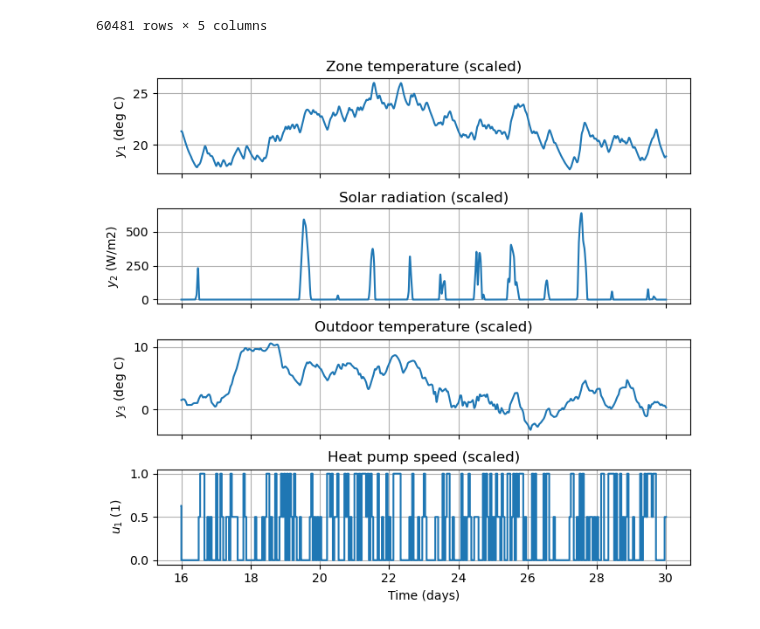
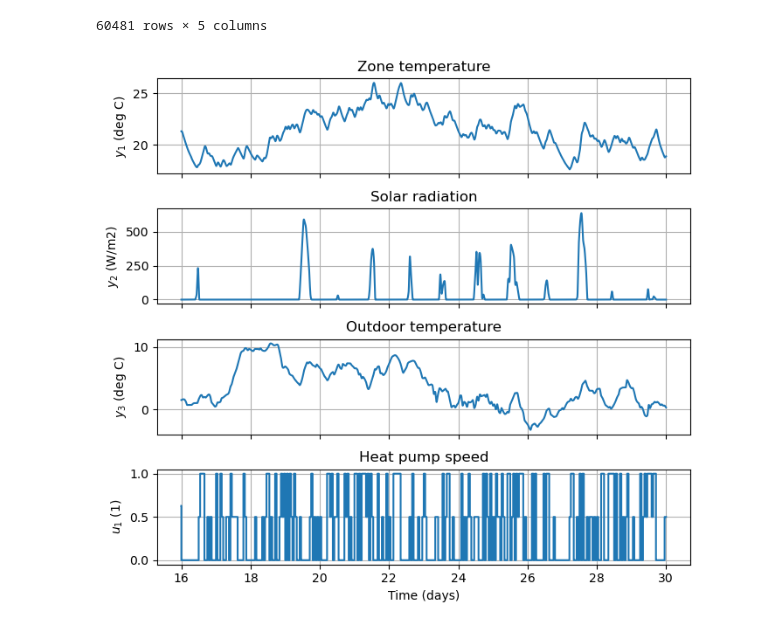
Before and after one commit to billtubbs/boptest-identify, a Jupyter notebook: sys-id-1-zone.ipynb, the cells around one changed output. Cells and saved outputs as stored; diff of their text form; code cells hidden in the pictures.

```diff
--- a/sys-id-1-zone.ipynb
+++ b/sys-id-1-zone.ipynb
@@ -72,29 +73,30 @@ sim_results.set_index('time').loc[slice(None, None)]
 # %%
 N = sim_results.shape[0] - 1
 input_names = ['oveHeaPumY_u']
 measurement_names = ['reaTZon_y', 'weaSta_reaWeaHDirNor_y', 'weaSta_reaWeaTDryBul_y']
 time_range = slice(16, None)
 
 var_rename_map = {
-    'oveHeaPumY_u': 'Heat pump speed (scaled)',
-    'reaTZon_y': 'Zone temperature (scaled)',
-    'weaSta_reaWeaHDirNor_y': 'Solar radiation (scaled)',
-    'weaSta_reaWeaTDryBul_y': 'Outdoor temperature (scaled)'
+    'oveHeaPumY_u': 'Heat pump speed',
+    'reaTZon_y': 'Zone temperature',
+    'weaSta_reaWeaHDirNor_y': 'Solar radiation',
+    'weaSta_reaWeaTDryBul_y': 'Outdoor temperature'
 }
 
 fig, axes = make_ioplots(
     sim_results,
     input_names,
     measurement_names,
     available_inputs,
     available_measurements,
+    time_name='time_days',
     time_range=time_range,
     var_rename_map=var_rename_map
 )
 plt.tight_layout()
 plt.show()
 # %% [output]
-[figure, old version]
+[figure, new version]
 # %%
 # Standardize data
 
```
Also changed, not shown: parts of 27 cells of this notebook, 3 other files.
